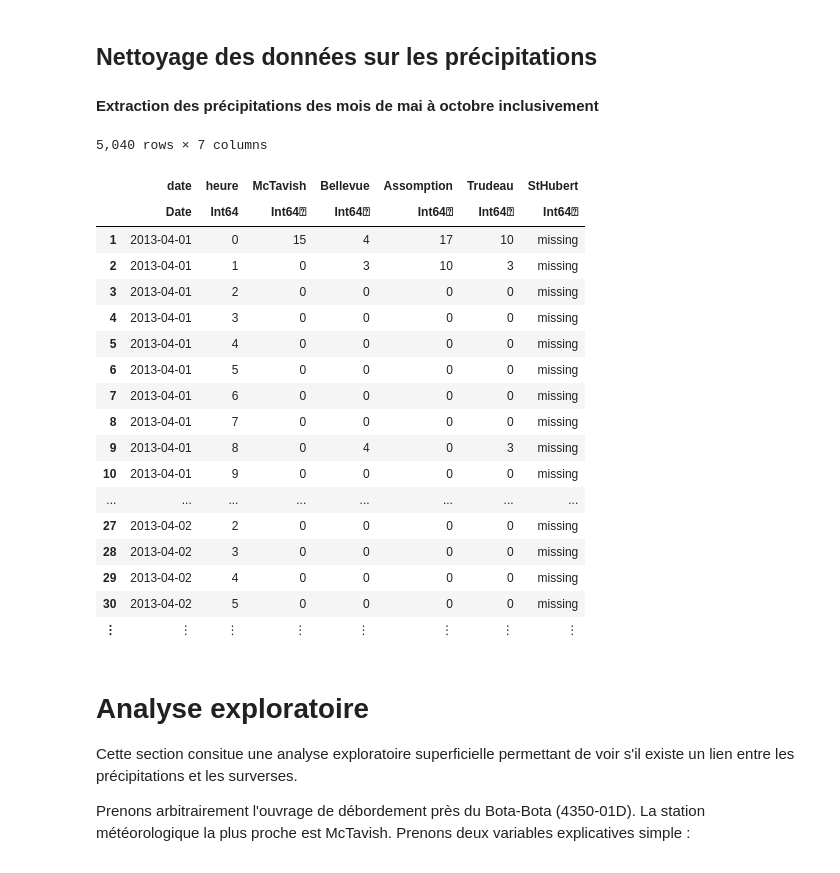
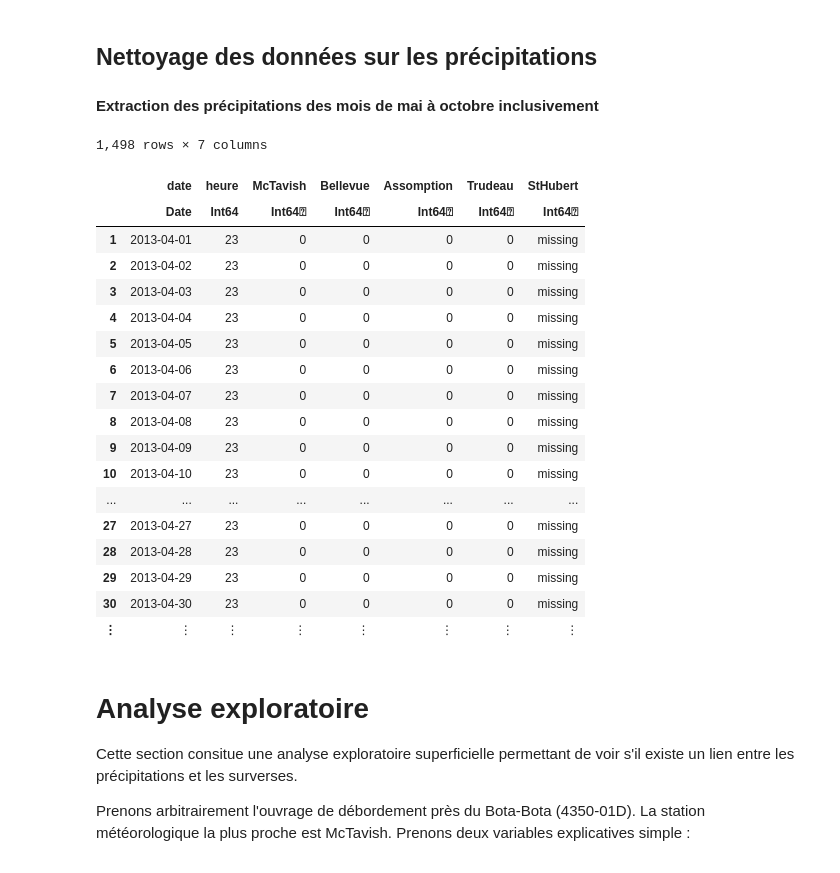
Before and after one commit to rouph/MTH3302, a Jupyter notebook: Projet/A2019/ProjetA19.ipynb, the cells around one changed output. Saved outputs shown, nothing was run; the diff lists cells and outputs as text; code cells hidden in the pictures.

```diff
--- a/Projet/A2019/ProjetA19.ipynb
+++ b/Projet/A2019/ProjetA19.ipynb
@@ -270,9 +277,9 @@ n
 # %% [markdown]
 ## Chargement des précipitations
 # %%
-test = CSV.read("data/precipitations.csv",missingstring="-99999")
-rename!(test, Symbol("St-Hubert")=>:StHubert)
-first(test,5)
+databefore = CSV.read("data/precipitations.csv",missingstring="-99999")
+rename!(databefore, Symbol("St-Hubert")=>:StHubert)
+first(databefore,5)
 # %% [output]
 5 rows × 7 columns
 |  | date | heure | McTavish | Bellevue | Assomption | Trudeau | StHubert |
@@ -302,26 +309,28 @@ first(data,5)
 # %%
 data = filter(row -> month(row.date) > 4, data)
 data = filter(row -> month(row.date) < 11, data)
-test = filter(row -> month(row.date) == 4, test)
+databefore = filter(row -> month(row.date) > 3, databefore)
+databefore = filter(row -> month(row.date) < 11, databefore)
+databefore = filter(row -> row.heure >= 23, databefore)
 # %% [output]
-5,040 rows × 7 columns
+1,498 rows × 7 columns
 |  | date | heure | McTavish | Bellevue | Assomption | Trudeau | StHubert |
 |  | Date | Int64 | Int64⍰ | Int64⍰ | Int64⍰ | Int64⍰ | Int64⍰ |
-| 1 | 2013-04-01 | 0 | 15 | 4 | 17 | 10 | missing |
-| 2 | 2013-04-01 | 1 | 0 | 3 | 10 | 3 | missing |
-| 3 | 2013-04-01 | 2 | 0 | 0 | 0 | 0 | missing |
-| 4 | 2013-04-01 | 3 | 0 | 0 | 0 | 0 | missing |
-| 5 | 2013-04-01 | 4 | 0 | 0 | 0 | 0 | missing |
-| 6 | 2013-04-01 | 5 | 0 | 0 | 0 | 0 | missing |
-| 7 | 2013-04-01 | 6 | 0 | 0 | 0 | 0 | missing |
-| 8 | 2013-04-01 | 7 | 0 | 0 | 0 | 0 | missing |
-| 9 | 2013-04-01 | 8 | 0 | 4 | 0 | 3 | missing |
-| 10 | 2013-04-01 | 9 | 0 | 0 | 0 | 0 | missing |
+| 1 | 2013-04-01 | 23 | 0 | 0 | 0 | 0 | missing |
+| 2 | 2013-04-02 | 23 | 0 | 0 | 0 | 0 | missing |
+| 3 | 2013-04-03 | 23 | 0 | 0 | 0 | 0 | missing |
+| 4 | 2013-04-04 | 23 | 0 | 0 | 0 | 0 | missing |
+| 5 | 2013-04-05 | 23 | 0 | 0 | 0 | 0 | missing |
+| 6 | 2013-04-06 | 23 | 0 | 0 | 0 | 0 | missing |
+| 7 | 2013-04-07 | 23 | 0 | 0 | 0 | 0 | missing |
+| 8 | 2013-04-08 | 23 | 0 | 0 | 0 | 0 | missing |
+| 9 | 2013-04-09 | 23 | 0 | 0 | 0 | 0 | missing |
+| 10 | 2013-04-10 | 23 | 0 | 0 | 0 | 0 | missing |
 | ... | ... | ... | ... | ... | ... | ... | ... |
-| 27 | 2013-04-02 | 2 | 0 | 0 | 0 | 0 | missing |
-| 28 | 2013-04-02 | 3 | 0 | 0 | 0 | 0 | missing |
-| 29 | 2013-04-02 | 4 | 0 | 0 | 0 | 0 | missing |
-| 30 | 2013-04-02 | 5 | 0 | 0 | 0 | 0 | missing |
+| 27 | 2013-04-27 | 23 | 0 | 0 | 0 | 0 | missing |
+| 28 | 2013-04-28 | 23 | 0 | 0 | 0 | 0 | missing |
+| 29 | 2013-04-29 | 23 | 0 | 0 | 0 | 0 | missing |
+| 30 | 2013-04-30 | 23 | 0 | 0 | 0 | 0 | missing |
 | ⋮ | ⋮ | ⋮ | ⋮ | ⋮ | ⋮ | ⋮ | ⋮ |
 # %% [markdown]
 # Analyse exploratoire
```
Also changed, not shown: parts of 26 cells of this notebook.
